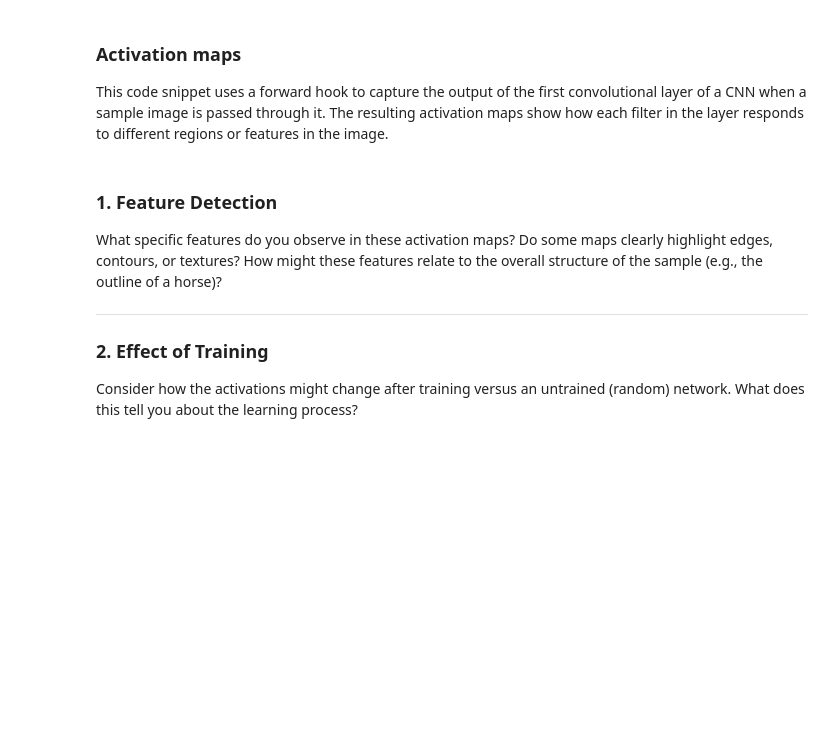
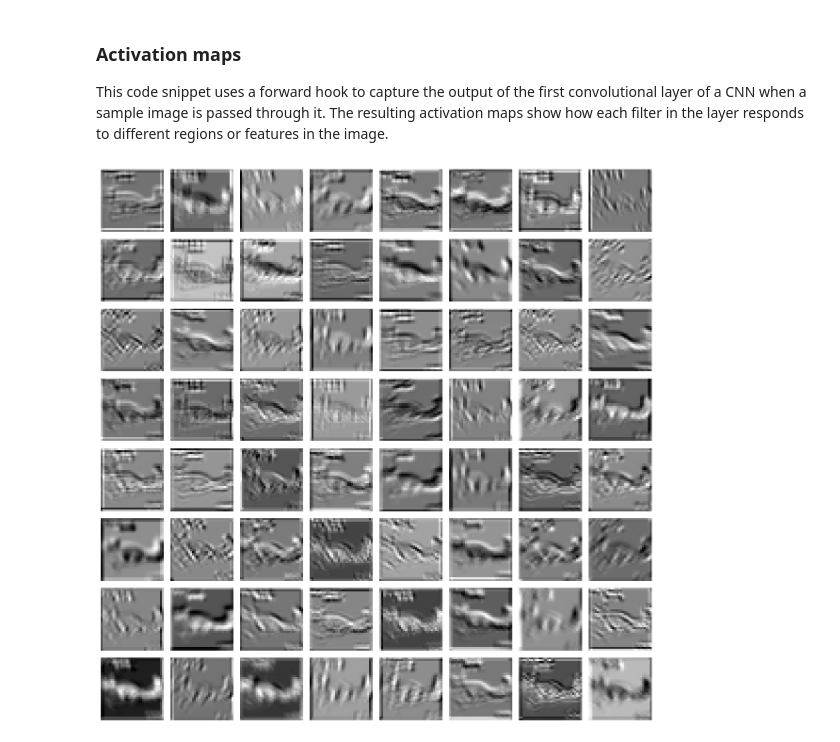
Before and after one commit to piefek1/DLAV, a Jupyter notebook: CNN Exercice.ipynb, the cells around one changed output. Saved outputs shown, nothing was run; the diff lists cells and outputs as text; code cells hidden in the pictures; blank space fills up the shorter version.

```diff
--- a/CNN Exercice.ipynb
+++ b/CNN Exercice.ipynb
@@ -411,40 +432,34 @@ def get_activation(model, layer, x):
     model(x)
     hook.remove()
     return activation['output']
 
 data_iter = iter(trainloader)
 sample_images, sample_labels = next(data_iter)
-sample_img = sample_images[0].unsqueeze(0)
+sample_img = sample_images[50].unsqueeze(0)
 
 # Get the feature maps after the first convolution (for example)
-activation = get_activation(net, net.features[0], sample_img)
+activation = get_activation(net, net.conv1, sample_img)
 
 # Visualize a few feature maps in RGB:
 def plot_feature_maps(feature_maps, n_cols=8):
     n_features = feature_maps.shape[1]
     n_rows = (n_features + n_cols - 1) // n_cols
     plt.figure(figsize=(n_cols * 1.5, n_rows * 1.5))
     for i in range(n_features):
         plt.subplot(n_rows, n_cols, i + 1)
         # Extract the i-th feature map from the first (and only) sample in the batch
         act = feature_maps[0, i, :, :]
         # Normalize the activation map to [0, 1]
         act_norm = (act - act.min()) / (act.max() - act.min() + 1e-8)
         # Repeat the single channel 3 times to form an RGB image
         act_rgb = act_norm.unsqueeze(0).repeat(3, 1, 1)
         plt.imshow(act_rgb.permute(1, 2, 0))
         plt.axis('off')
     plt.tight_layout()
     plt.show()
 
 plot_feature_maps(activation, n_cols=8)
 
 # Play with the index of the chosen sample to notice more patterns and answer the question
+# %% [output]
+[figure, added]
-# %% [markdown]
-### 1. Feature Detection
-What specific features do you observe in these activation maps? Do some maps clearly highlight edges, contours, or textures? How might these features relate to the overall structure of the sample (e.g., the outline of a horse)?
-
----
-
-### 2. Effect of Training
-Consider how the activations might change after training versus an untrained (random) network. What does this tell you about the learning process?
```
Also changed, not shown: parts of 6 cells of this notebook.
